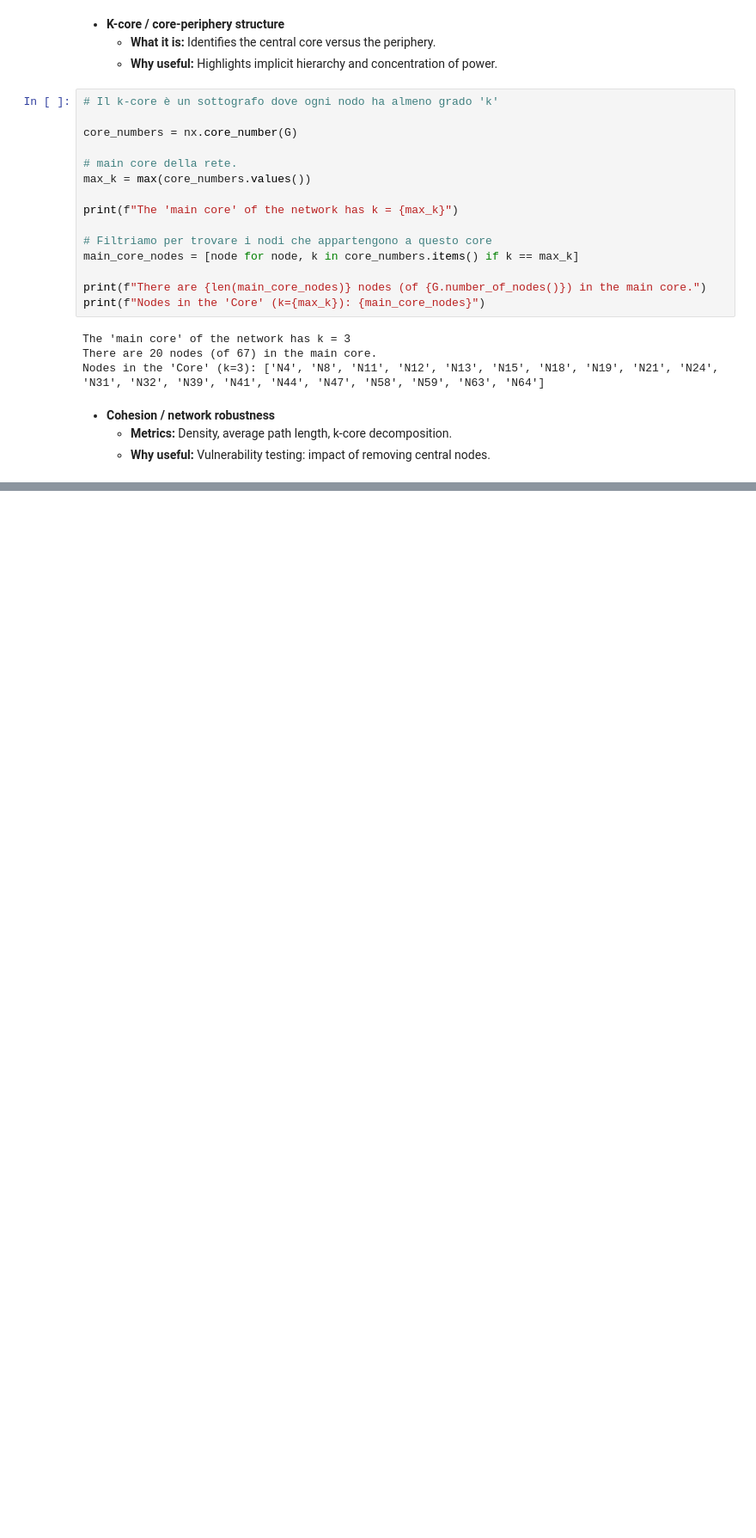
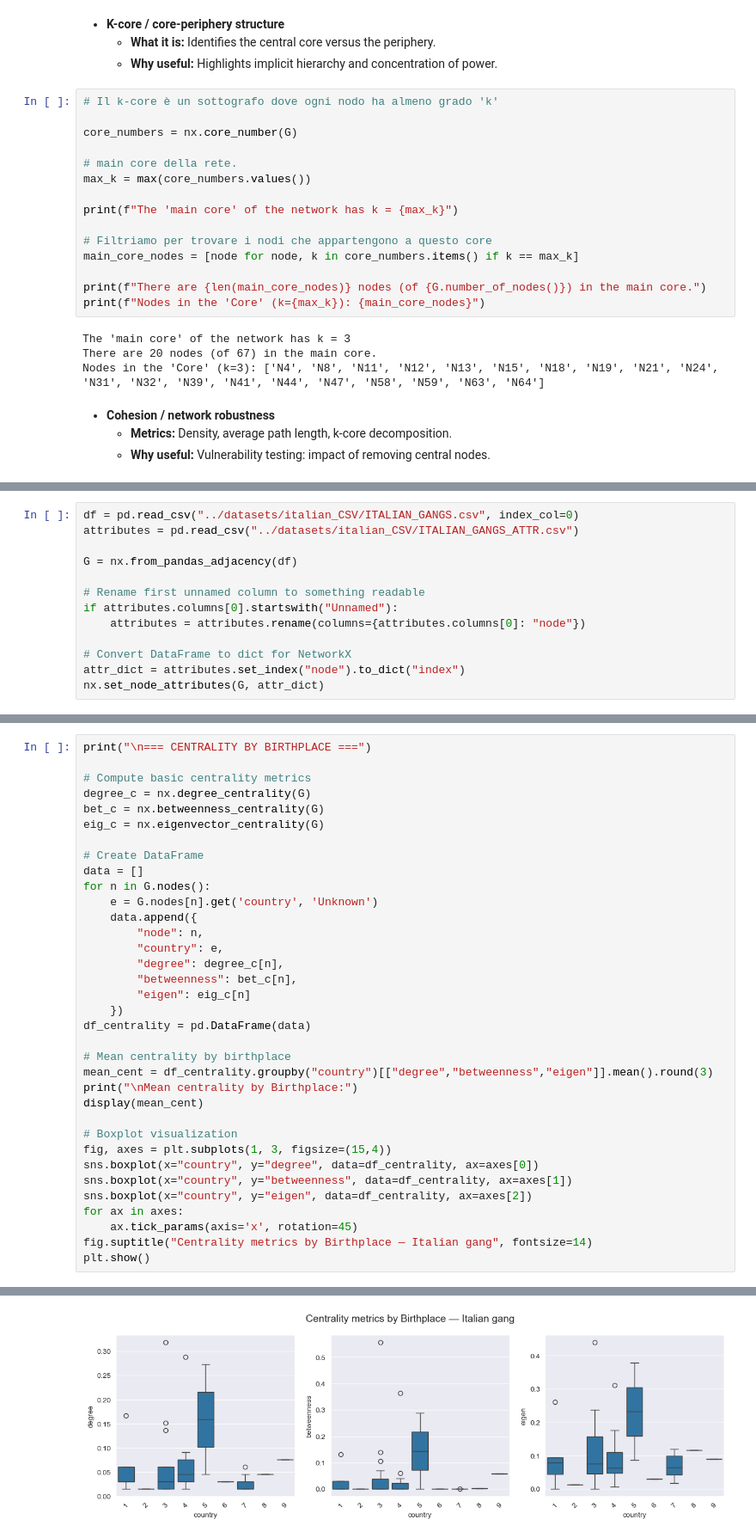
Before and after one commit to leovora/SNA_project, a Jupyter notebook: src/italian_gang.ipynb, the cells around one changed output, grey strips where cells are left out. Shown at 86% size. Drawn from its saved outputs; the diff is of its cells as text; blank space fills up the shorter version.

```diff
--- a/src/italian_gang.ipynb
+++ b/src/italian_gang.ipynb
@@ -418,0 +427,13 @@ Network after removal of key nodes
+# %%
+df = pd.read_csv("../datasets/italian_CSV/ITALIAN_GANGS.csv", index_col=0)
+attributes = pd.read_csv("../datasets/italian_CSV/ITALIAN_GANGS_ATTR.csv")
+
+G = nx.from_pandas_adjacency(df)
+
+# Rename first unnamed column to something readable
+if attributes.columns[0].startswith("Unnamed"):
+    attributes = attributes.rename(columns={attributes.columns[0]: "node"})
+
+# Convert DataFrame to dict for NetworkX
+attr_dict = attributes.set_index("node").to_dict("index")
+nx.set_node_attributes(G, attr_dict)
@@ -418,0 +473,36 @@ Network after removal of key nodes
+# %%
+print("\n=== CENTRALITY BY BIRTHPLACE ===")
+
+# Compute basic centrality metrics
+degree_c = nx.degree_centrality(G)
+bet_c = nx.betweenness_centrality(G)
+eig_c = nx.eigenvector_centrality(G)
+
+# Create DataFrame
+data = []
+for n in G.nodes():
+    e = G.nodes[n].get('country', 'Unknown')
+    data.append({
+        "node": n,
+        "country": e,
+        "degree": degree_c[n],
+        "betweenness": bet_c[n],
+        "eigen": eig_c[n]
+    })
+df_centrality = pd.DataFrame(data)
+
+# Mean centrality by birthplace
+mean_cent = df_centrality.groupby("country")[["degree","betweenness","eigen"]].mean().round(3)
+print("\nMean centrality by Birthplace:")
+display(mean_cent)
+
+# Boxplot visualization
+fig, axes = plt.subplots(1, 3, figsize=(15,4))
+sns.boxplot(x="country", y="degree", data=df_centrality, ax=axes[0])
+sns.boxplot(x="country", y="betweenness", data=df_centrality, ax=axes[1])
+sns.boxplot(x="country", y="eigen", data=df_centrality, ax=axes[2])
+for ax in axes:
+    ax.tick_params(axis='x', rotation=45)
+fig.suptitle("Centrality metrics by Birthplace — Italian gang", fontsize=14)
+plt.show()
+# %% [output]
@@ -418,0 +523 @@ Network after removal of key nodes
+[figure, added]
```
Also changed, not shown: parts of 17 cells of this notebook, 1 other file.
